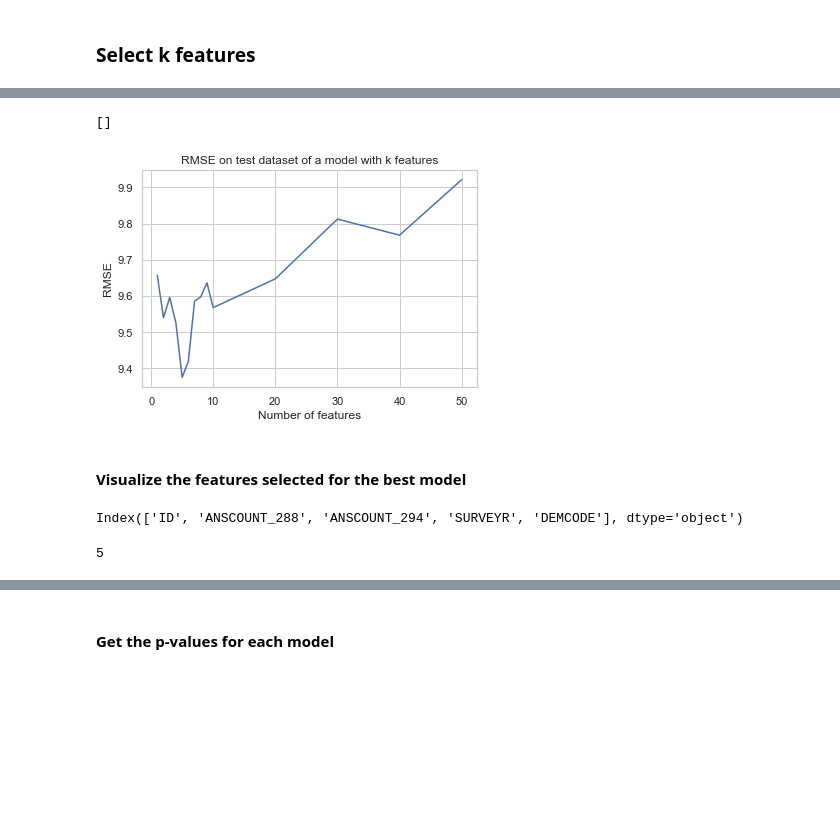
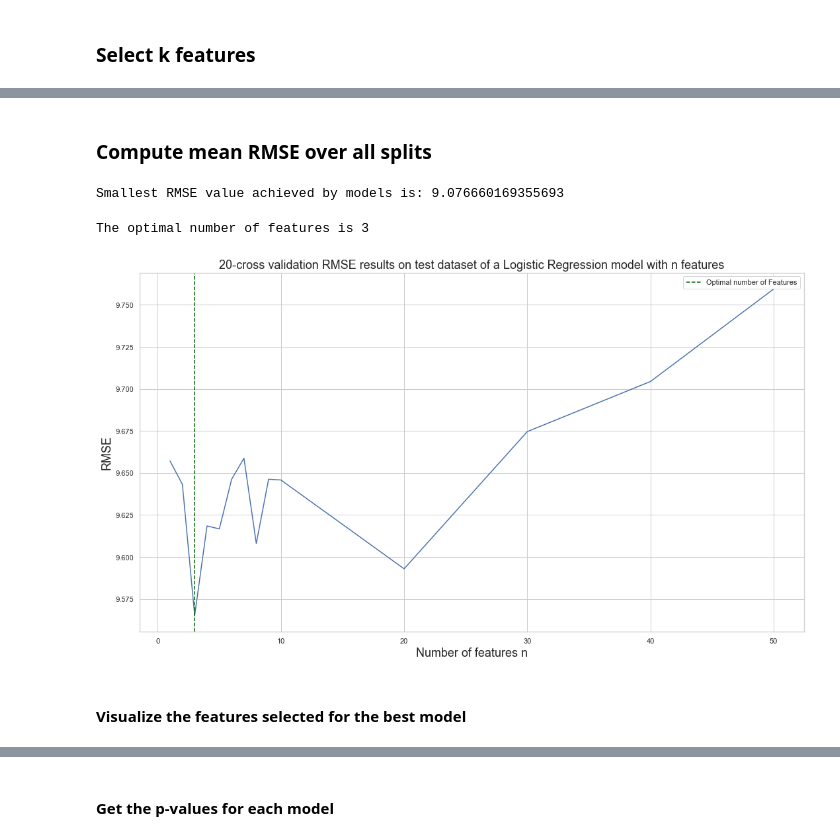
Before and after one commit to Learningchipmunk/CANDEV2022_Mobilit-, a Jupyter notebook: LogReg_for_Mobility_Pred.ipynb, the cells around one changed output, grey strips where cells are left out. Cells and saved outputs as stored; diff of their text form; code cells hidden in the pictures; blank space fills up the shorter version.

```diff
--- a/LogReg_for_Mobility_Pred.ipynb
+++ b/LogReg_for_Mobility_Pred.ipynb
@@ -89,20 +113,30 @@ RMSE for model with 1 features: 9.657085410127166
-# %%
-plt.plot(num_features, RMSE_per_Model)
-plt.title("RMSE on test dataset of a model with k features")
-plt.ylabel("RMSE")
-plt.xlabel("Number of features")
-plt.plot()
-# %% [output]
-[]
-[figure, removed]
+# %% [markdown]
+### Compute mean RMSE over all splits
+# %%
+Mean_RMSE_per_Model = np.mean(RMSE_per_Split, axis=0)
+# %%
+print("Smallest RMSE value achieved by models is:", np.min(RMSE_per_Split))
+# %% [output]
+Smallest RMSE value achieved by models is: 9.076660169355693
+# %%
+optimal_num_f = num_features[np.argmin(Mean_RMSE_per_Model)]
+print("The overall optimal number of features is {}".format(optimal_num_f))
+# %% [output]
+The optimal number of features is 3
+# %%
+plt.figure(figsize=(18,10))
+plt.plot(num_features, Mean_RMSE_per_Model)
+plt.title("{0}-cross validation RMSE results on test dataset of a Logistic Regression model with n features".format(K), size=18)
+plt.ylabel("RMSE", size=18)
+plt.xlabel("Number of features n", size=18)
+# sigma = np.std(RMSE_per_Split, axis = 0)
+# plt.fill_between(num_features, Mean_RMSE_per_Model - sigma, Mean_RMSE_per_Model + sigma,
+#                  alpha=0.2)
+# plt.ylim(9,10.5)
+plt.axvline(x=optimal_num_f, color="darkgreen", linestyle='--', label="Optimal number of Features")
+plt.legend()
+plt.savefig("Results/RMSE results on test dataset of a Logistic Regression model with n features.png")
+# %% [output]
+[figure, added]
 # %% [markdown]
 #### Visualize the features selected for the best model
-# %%
-selected_features = X_train.columns[Features_per_Model[-5]]# Feature Filter
-X_train[selected_features].columns
-# %% [output]
-Index(['ID', 'ANSCOUNT_288', 'ANSCOUNT_294', 'SURVEYR', 'DEMCODE'], dtype='object')
-# %%
-sum(Features_per_Model[-5])
-# %% [output]
-5
```
Also changed, not shown: parts of 16 cells of this notebook.
